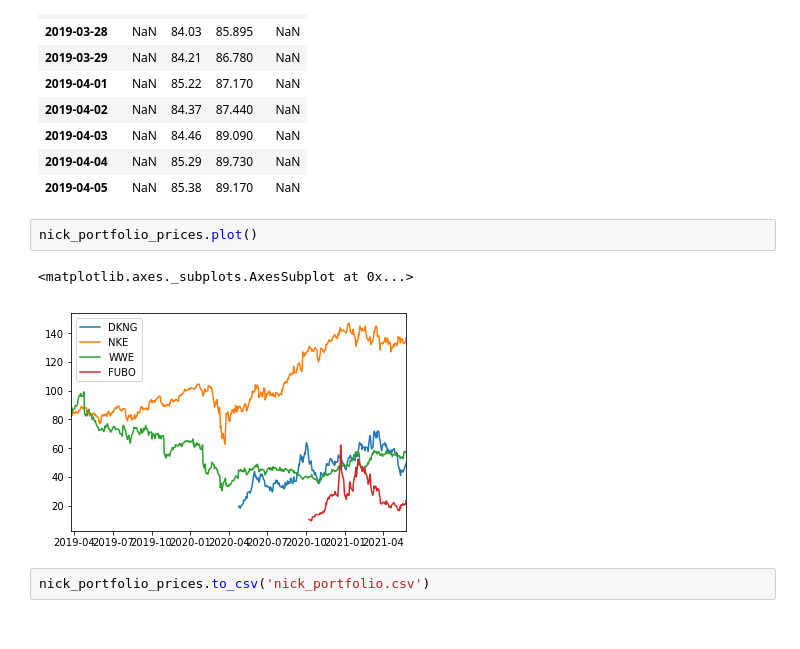
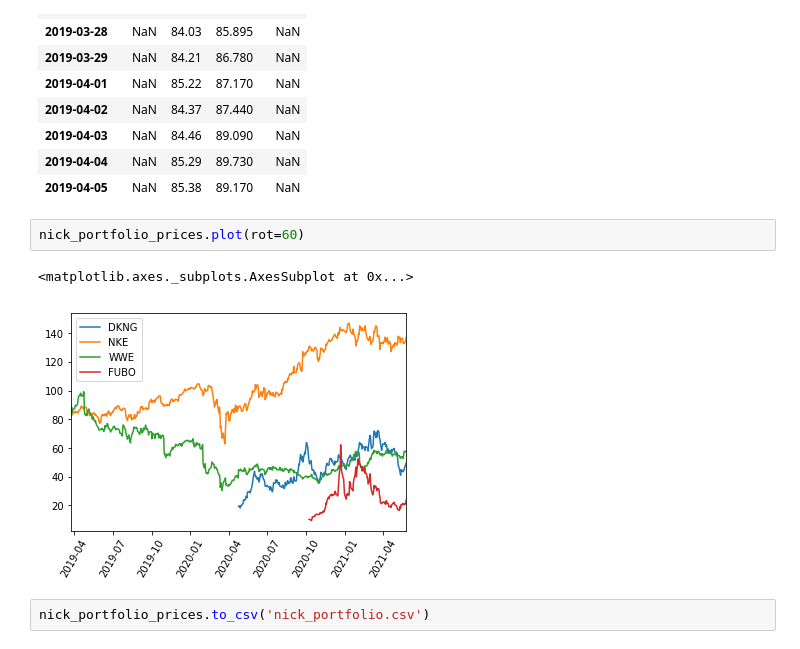
Before and after one commit to niallpwright/group2, a Jupyter notebook: Nick_sports_stocks.ipynb, the cells around one changed output. Saved outputs shown, nothing was run; the diff lists cells and outputs as text.

Commit message:
adding visuals and nick data extended

```diff
--- a/Nick_sports_stocks.ipynb
+++ b/Nick_sports_stocks.ipynb
@@ -76,9 +84,9 @@ nick_portfolio_prices.head(10)
 | 2019-04-04 | NaN | 85.29 | 89.730 | NaN |
 | 2019-04-05 | NaN | 85.38 | 89.170 | NaN |
 # %%
-nick_portfolio_prices.plot()
+nick_portfolio_prices.plot(rot=60)
 # %% [output]
 <matplotlib.axes._subplots.AxesSubplot at 0x...>
-[figure, old version]
+[figure, new version]
 # %%
 nick_portfolio_prices.to_csv('nick_portfolio.csv')
```
Also changed, not shown: parts of 22 cells of this notebook, 1 other file.
